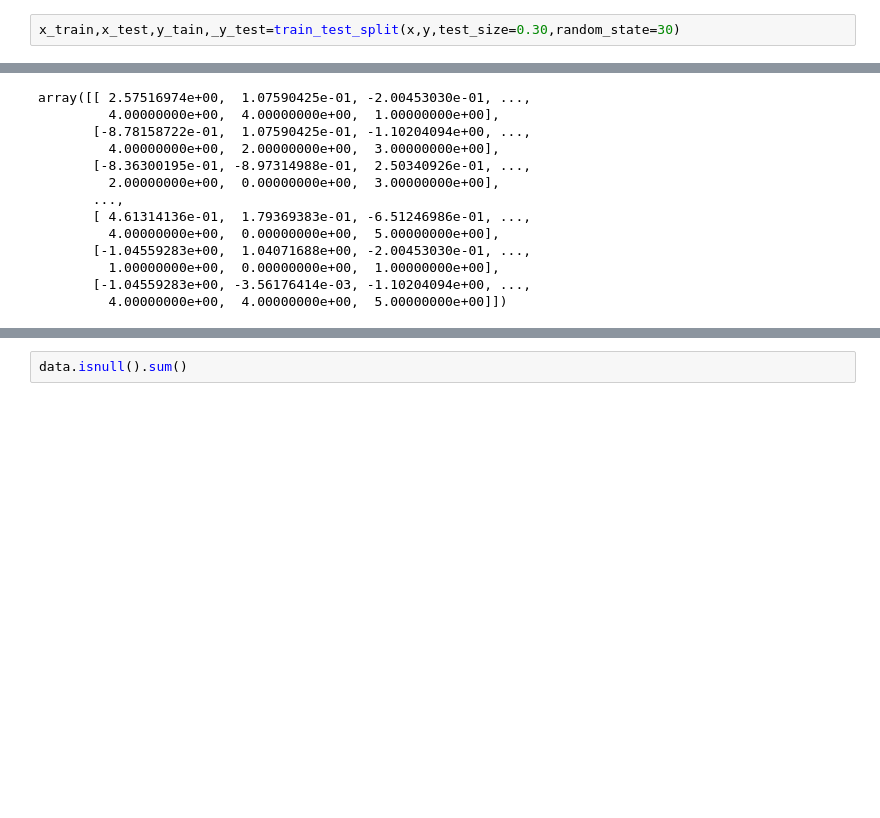
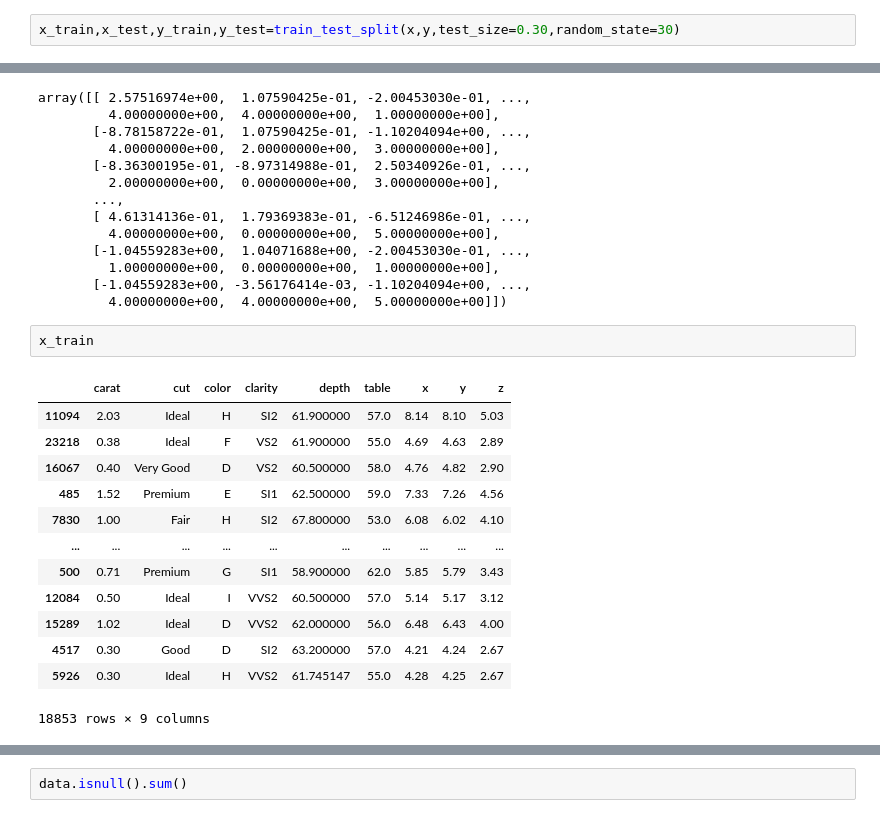
Before and after one commit to DenzAviator/fsdmendtoend, a Jupyter notebook: notebooks/model_training.ipynb, the cells around one changed output, grey strips where cells are left out. Cells and saved outputs as stored; diff of their text form; blank space fills up the shorter version.

Commit message:
training is done

```diff
--- a/notebooks/model_training.ipynb
+++ b/notebooks/model_training.ipynb
@@ -180,7 +199,7 @@ preprocessor=ColumnTransformer(
 # %%
 from sklearn.model_selection import train_test_split
 # %%
-x_train,x_test,y_tain,_y_test=train_test_split(x,y,test_size=0.30,random_state=30)
+x_train,x_test,y_train,y_test=train_test_split(x,y,test_size=0.30,random_state=30)
 # %%
 preprocessor.fit_transform(x_train)
 # %% [output]
@@ -197,3 +216,19 @@ array([[ 2.57516974e+00,  1.07590425e-01, -2.00453030e-01, ...,
          1.00000000e+00,  0.00000000e+00,  1.00000000e+00],
        [-1.04559283e+00, -3.56176414e-03, -1.10204094e+00, ...,
          4.00000000e+00,  4.00000000e+00,  5.00000000e+00]])
+# %%
+x_train
+# %% [output]
+|  | carat | cut | color | clarity | depth | table | x | y | z |
+| 11094 | 2.03 | Ideal | H | SI2 | 61.900000 | 57.0 | 8.14 | 8.10 | 5.03 |
+| 23218 | 0.38 | Ideal | F | VS2 | 61.900000 | 55.0 | 4.69 | 4.63 | 2.89 |
+| 16067 | 0.40 | Very Good | D | VS2 | 60.500000 | 58.0 | 4.76 | 4.82 | 2.90 |
+| 485 | 1.52 | Premium | E | SI1 | 62.500000 | 59.0 | 7.33 | 7.26 | 4.56 |
+| 7830 | 1.00 | Fair | H | SI2 | 67.800000 | 53.0 | 6.08 | 6.02 | 4.10 |
+| ... | ... | ... | ... | ... | ... | ... | ... | ... | ... |
+| 500 | 0.71 | Premium | G | SI1 | 58.900000 | 62.0 | 5.85 | 5.79 | 3.43 |
+| 12084 | 0.50 | Ideal | I | VVS2 | 60.500000 | 57.0 | 5.14 | 5.17 | 3.12 |
+| 15289 | 1.02 | Ideal | D | VVS2 | 62.000000 | 56.0 | 6.48 | 6.43 | 4.00 |
+| 4517 | 0.30 | Good | D | SI2 | 63.200000 | 57.0 | 4.21 | 4.24 | 2.67 |
+| 5926 | 0.30 | Ideal | H | VVS2 | 61.745147 | 55.0 | 4.28 | 4.25 | 2.67 |
+18853 rows × 9 columns
```
Also changed, not shown: parts of 17 cells of this notebook.
